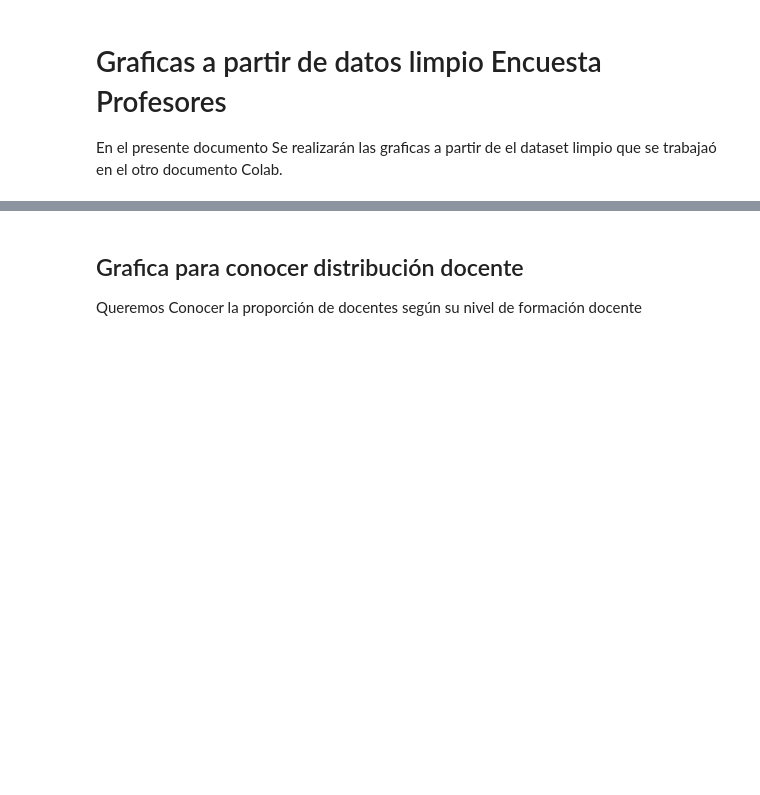
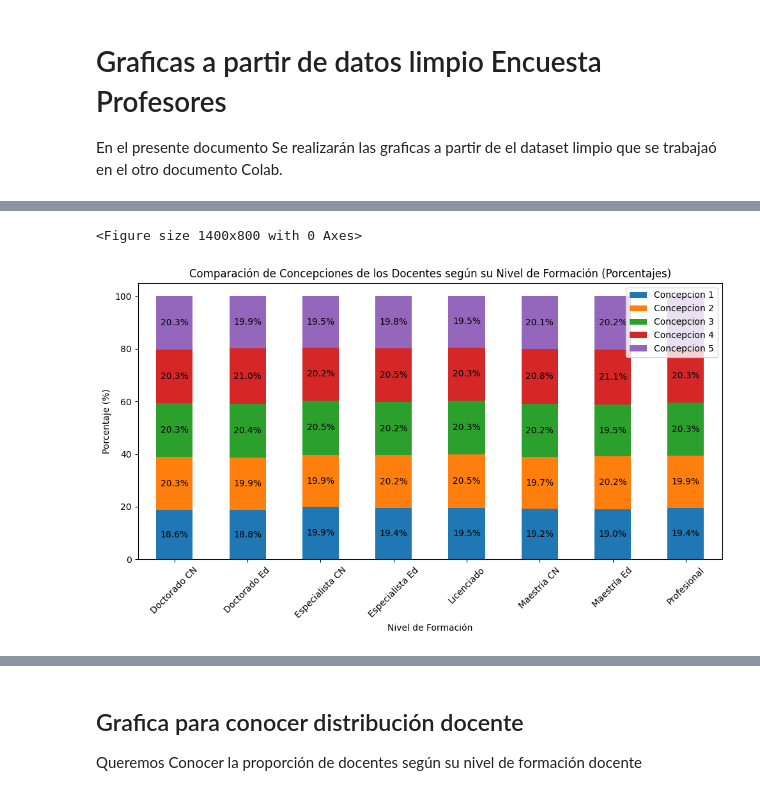
Before and after one commit to admaesmo/ScienceEducationAnalitics, a Jupyter notebook: science_teacher_graficas.ipynb, the cells around one changed output, grey strips where cells are left out. Drawn from its saved outputs; the diff is of its cells as text; code cells hidden in the pictures; blank space fills up the shorter version.

Commit message:
Comparación de Conocimiento Disciplinar de los Docentes según su Nivel de Formación (Porcentajes)

```diff
--- a/science_teacher_graficas.ipynb
+++ b/science_teacher_graficas.ipynb
@@ -19,3 +19,76 @@ import pandas as pd
 import numpy as np
 import matplotlib.pyplot as plt
 import seaborn as sns
+# %%
+
+import matplotlib.pyplot as plt
+import pandas as pd
+
+# Mapeo de las respuestas textuales a valores numéricos
+concepciones_mapping = {
+    'Completamente de Acuerdo': 4,
+    'Parcialmente de Acuerdo': 3,
+    'Indeciso': 2,
+    'Parcialmente en Desacuerdo': 1,
+    'Completamente en Desacuerdo': 0
+}
+
+# Aplicamos el mapeo a las columnas de concepciones
+concepciones_columns = ['Concepcion 1', 'Concepcion 2', 'Concepcion 3', 'Concepcion 4', 'Concepcion 5']
+for col in concepciones_columns:
+    EncuestaMod1[col] = EncuestaMod1[col].map(concepciones_mapping)
+
+# Filtramos las columnas de concepciones y niveles de formación
+formacion_columns = ['Licenciatura', 'Profesional', 'Especializacion CN', 'Especilizacion Ed',
+                     'Maestria CN', 'Maestria Ed', 'Doctorado CN', 'Doctorado Ed']
+
+# Crear una nueva columna que contenga el nombre del nivel de formación en función de los valores 0 o 1
+def obtener_nivel_formacion(row):
+    if row['Doctorado CN'] == 1:
+        return "Doctorado CN"
+    elif row['Doctorado Ed'] == 1:
+        return "Doctorado Ed"
+    elif row['Maestria CN'] == 1:
+        return "Maestría CN"
+    elif row['Maestria Ed'] == 1:
+        return "Maestría Ed"
+    elif row['Especializacion CN'] == 1:
+        return "Especialista CN"
+    elif row['Especilizacion Ed'] == 1:
+        return "Especialista Ed"
+    elif row['Licenciatura'] == 1:
+        return "Licenciado"
+    else:
+        return "Profesional"
+
+# Aplicamos la función para obtener el nivel de formación y agregarlo como una nueva columna
+df_concepciones_formacion['Nivel de Formación'] = df_concepciones_formacion.apply(obtener_nivel_formacion, axis=1)
+
+# Agrupamos por el nivel de formación y sumamos las concepciones para obtener los totales
+df_totales = df_concepciones_formacion.groupby('Nivel de Formación')[concepciones_columns].sum()
+
+# Convertimos los valores en porcentajes dividiendo cada valor por la suma total por fila (nivel de formación)
+df_porcentajes = df_totales.div(df_totales.sum(axis=1), axis=0) * 100
+
+# Configuramos el tamaño de la figura
+plt.figure(figsize=(14, 8))
+
+# Graficamos el gráfico de barras apilado con porcentajes
+ax = df_porcentajes.plot(kind='bar', stacked=True, figsize=(10, 6))
+
+# Añadimos etiquetas y títulos
+plt.title('Comparación de Concepciones de los Docentes según su Nivel de Formación (Porcentajes)')
+plt.xlabel('Nivel de Formación')
+plt.ylabel('Porcentaje (%)')
+plt.xticks(rotation=45)
+
+# Añadir etiquetas de porcentaje en cada sección de la barra
+for container in ax.containers:
+    ax.bar_label(container, fmt='%.1f%%', label_type='center')
+
+# Mostrar el gráfico
+plt.tight_layout()
+plt.show()
+# %% [output]
+<Figure size 1400x800 with 0 Axes>
+[figure, added]
```
Also changed, not shown: parts of 12 cells of this notebook.
